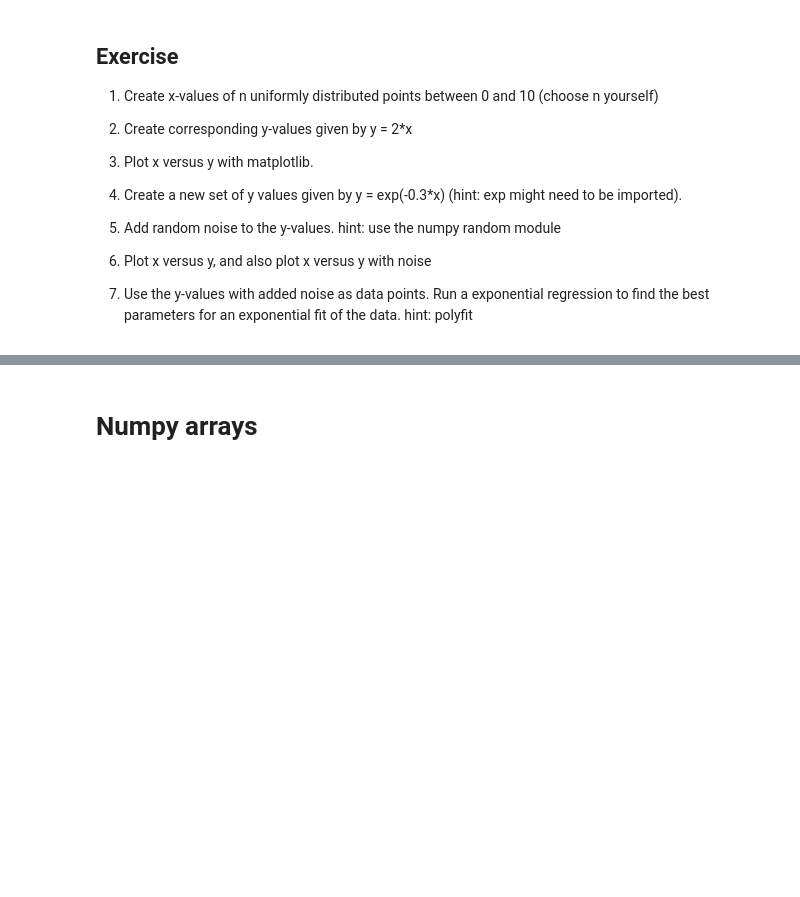
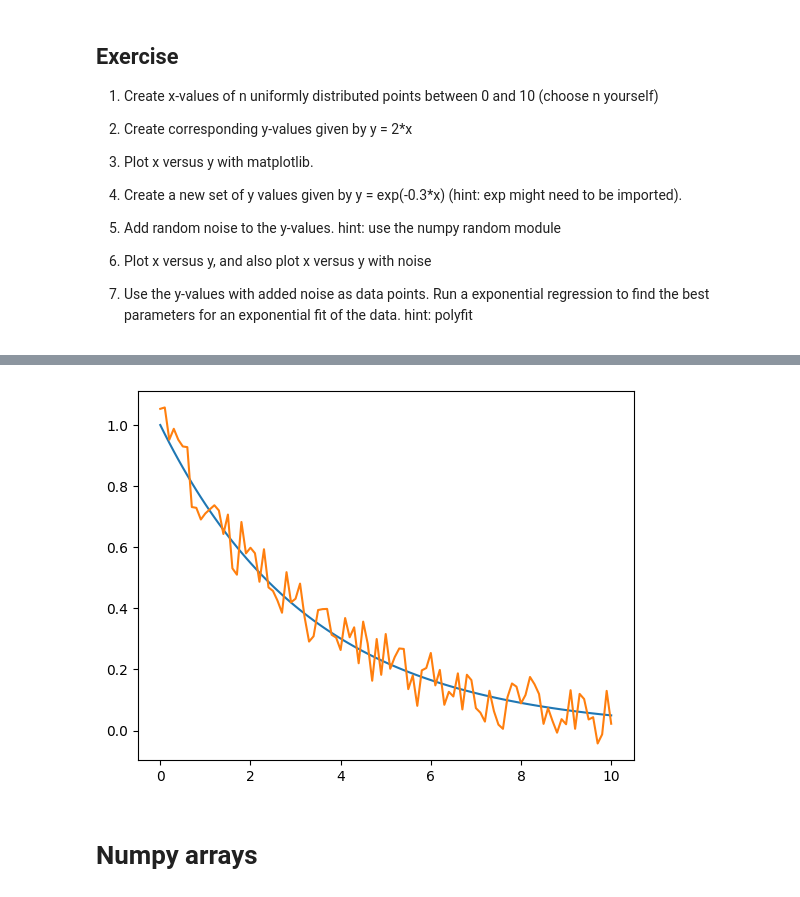
Before and after one commit to BI-DS/GRA4157, a Jupyter notebook: lectures/03-numerical-python/03-numerical-python.ipynb, the cells around one changed output, grey strips where cells are left out. Cells and saved outputs as stored; diff of their text form; code cells hidden in the pictures; blank space fills up the shorter version.

```diff
--- a/lectures/03-numerical-python/03-numerical-python.ipynb
+++ b/lectures/03-numerical-python/03-numerical-python.ipynb
@@ -460,3 +461,12 @@ array([-3.0000000e-01, -3.6724431e-17])
+# %%
+n = 101
+x = np.linspace(0,10,n)
+y_exp = np.exp(-0.3*x)
+y_noise = y_exp + 0.2*(np.random.random(n)-0.5)
+plt.plot(x,y_exp,x,y_noise)
+plt.show()
+# %% [output]
+[figure, added]
 # %% [markdown]
 # Numpy arrays
 # %% [markdown]
```
Also changed, not shown: parts of 41 cells of this notebook, 7 other files.
